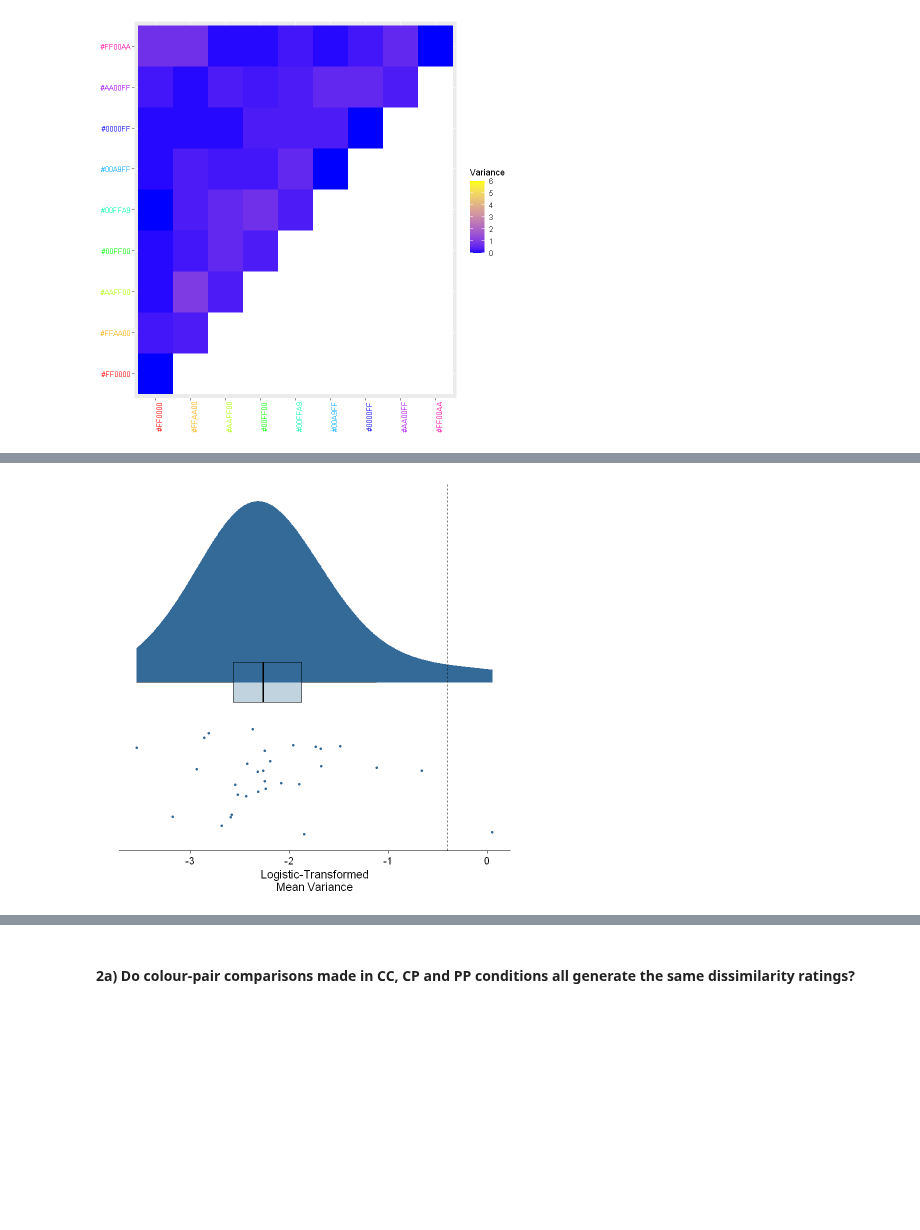
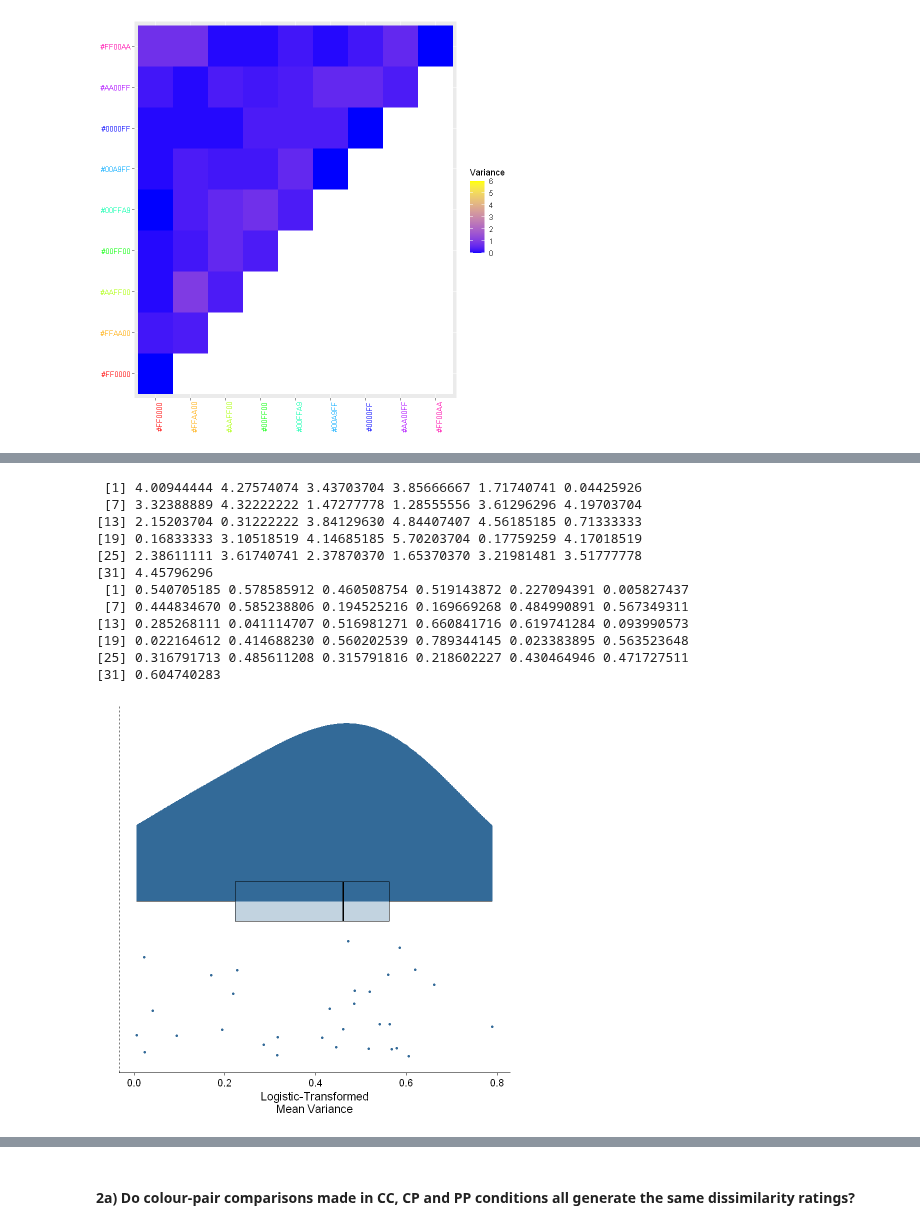
Before and after one commit to ArielZJ/Precision-Phenomenology-Data-Analysis, a Jupyter notebook: Fovea vs. Periphery Color Similarity Pilot Analysis - 2stim Analysis.ipynb, the cells around one changed output, grey strips where cells are left out. Drawn from its saved outputs; the diff is of its cells as text; code cells hidden in the pictures; blank space fills up the shorter version.

```diff
--- a/Fovea vs. Periphery Color Similarity Pilot Analysis - 2stim Analysis.ipynb
+++ b/Fovea vs. Periphery Color Similarity Pilot Analysis - 2stim Analysis.ipynb
@@ -2174,7 +2089,7 @@ shuffle.vs.real <- function(df,n=1){
 var.hist.plot <- function(dat){
     df <- as.data.frame(dat)
     #print(df)
-    plot <- ggplot(df,aes(x=dat)) + geom_histogram()  + xlim(-10,10) + #ylim(0,36) +
+    plot <- ggplot(df,aes(x=dat)) + geom_histogram()  + xlim(-10,10) + ylim(0,36) +
         geom_vline(xintercept=mean(dat),linetype='dashed',color='purple',size=2) +
         geom_vline(xintercept=0,linetype='dashed',color='red',size=2) #+
         #geom_vline(xintercept=rand.var.mu-mean(dat),linetype='dashed',color='blue',size=2)
@@ -2184,7 +2099,7 @@ var.hist.plot <- function(dat){
 #var.hist.plot(test.data)
 # %%
 # get the data in the right format
-var.format <- function(df,sym=FALSE,mode='raw'){
+var.format <- function(df,n_shuffle=5,sym=FALSE,mode='raw'){
     subjectlist <- sort(unique(df$subject)) # obtain a list of all the subjects
 
     if(sym){
@@ -2204,7 +2119,7 @@ var.format <- function(df,sym=FALSE,mode='raw'){
         tempdf <- subset(df, subject == ID)
         stim <- unique(tempdf$stimulus_radius)[1]
         mag <- unique(tempdf$peripheral_scale)[1]
-        val <- var.color(tempdf,sym=sym,mode=mode) # collect the variance
+        val <- shuffle.vs.real(tempdf,sym=sym,mode=mode) # collect the variance
         row_df <- data.frame(ID, val, stim, mag)
         names(row_df) <- c("subject",'mean.var','StimSize','Magnification')
         out.df <- rbind(out.df,row_df)
@@ -2256,15 +2171,15 @@ fig6d <- function(plot.df,rand.var.mu,histogram=FALSE,save=TRUE){
         geom_point(aes(x = Magnification, y = mean.var,
                          color = label.combo),
                   position=position_dodge(width=0.75)) +
-        geom_hline(yintercept=rand.var.mu, linetype='dashed') +
+        #geom_hline(yintercept=rand.var.mu, linetype='dashed') +
         #geom_hline(yintercept=median(plot.df$mean.var),linetype='dashed',color='blue') +
         scale_x_discrete(labels=c("FIX",'MAG')) +
         theme_bw(base_size = 14) +
         #guides(color=guide_legend(title="Stimulus\nSize")) +
         guides(color=guide_legend(title="")) +
         xlab("") +
-        ylab("Mean Variance") +
-        ylim(min(vals),max(vals)) +
+        ylab("Mean Variance (Shuffled) -\n Mean Variance (Real)") +
+        #ylim(min(plotdf$mean.var),max(vals)) +
         #scale_colour_manual(values = c("orange",'purple')) +
         #scale_color_brewer(palette='Dark2') + scale_fill_brewer(palette='Dark2')
         scale_fill_manual(values=fix_mag_colours) + scale_colour_manual(values=fix_mag_colours)
@@ -2339,12 +2254,14 @@ fig6f <- function(df,rand.var.mu,vals){
     return(plot)
 }
 # %%
-fig6f.rainbow <- function(df,rand.var.mu,vals){
+fig6f.rainbow <- function(df,vals){
+
 
     # perform beta offset
     df$mean.var <- logit(offset.beta(df$mean.var,
                                      max(vals),
-                                    min(vals)))
+                                    -max(vals)))
+
 
     plot <- ggplot(df,aes(x=Magnification,y=mean.var,fill=Magnification,colour=Magnification)) +
             geom_flat_violin(position = position_nudge(x = 0.25, y = 0),adjust=2,trime=FALSE) +
@@ -2352,7 +2269,7 @@ fig6f.rainbow <- function(df,rand.var.mu,vals){
             geom_boxplot(aes(x=4.5 + 0.25, y = mean.var),alpha = 0.3, outlier.shape=NA, width = .1, colour = "BLACK") +
             ylab("Logistic-Transformed\nMean Variance") + xlab('')+coord_flip()+theme_cowplot()+guides(fill=FALSE,colour=FALSE) +
             theme(axis.text.y=element_blank(),axis.ticks.y=element_blank(),axis.line.y=element_blank(),legend.title=element_blank()) +
-            geom_hline(yintercept=logit(rand.var.mu/max(vals)), linetype='dashed')
+            geom_hline(yintercept=logit(0), linetype='dashed') # altered to zero
 
     ggsave('fig6f_rainbow.png',plot,height=2.8,width=4)
     return(plot)
@@ -2635,8 +2552,20 @@ fig6e.rainbow(var.data.mag,rand.var.mu,vals)
 # %%
 #fig6f(var.data.mag,rand.var.mu,vals)
-fig6f.rainbow(var.data.mag,rand.var.mu,vals)
+fig6f.rainbow(var.data.mag,vals)
 # %% [output]
+ [1] 4.00944444 4.27574074 3.43703704 3.85666667 1.71740741 0.04425926
+ [7] 3.32388889 4.32222222 1.47277778 1.28555556 3.61296296 4.19703704
+[13] 2.15203704 0.31222222 3.84129630 4.84407407 4.56185185 0.71333333
+[19] 0.16833333 3.10518519 4.14685185 5.70203704 0.17759259 4.17018519
+[25] 2.38611111 3.61740741 2.37870370 1.65370370 3.21981481 3.51777778
+[31] 4.45796296
+ [1] 0.540705185 0.578585912 0.460508754 0.519143872 0.227094391 0.005827437
+ [7] 0.444834670 0.585238806 0.194525216 0.169669268 0.484990891 0.567349311
+[13] 0.285268111 0.041114707 0.516981271 0.660841716 0.619741284 0.093990573
+[19] 0.022164612 0.414688230 0.560202539 0.789344145 0.023383895 0.563523648
+[25] 0.316791713 0.485611208 0.315791816 0.218602227 0.430464946 0.471727511
+[31] 0.604740283
-[figure, old version]
+[figure, new version]
 # %%
 #fig6g(var.data,rand.var.mu,vals)
 fig6g.rainbow(var.data,rand.var.mu,vals)
```
Also changed, not shown: parts of 26 cells of this notebook, 18 other files.
